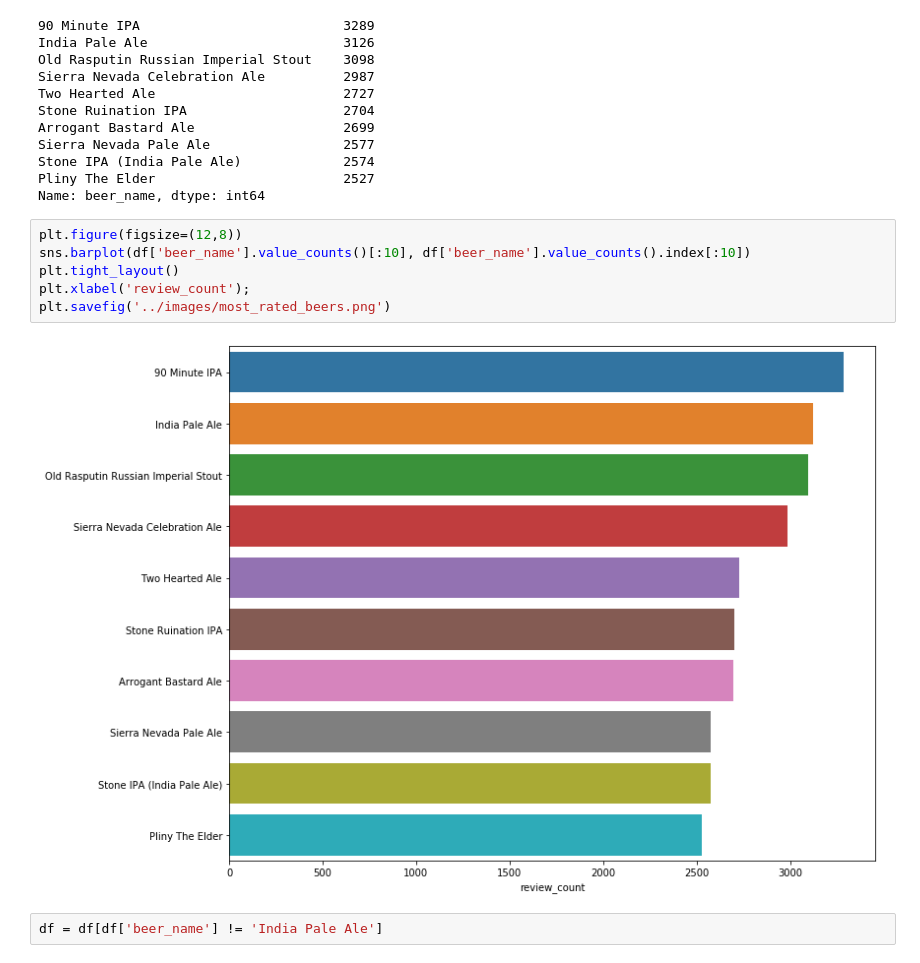
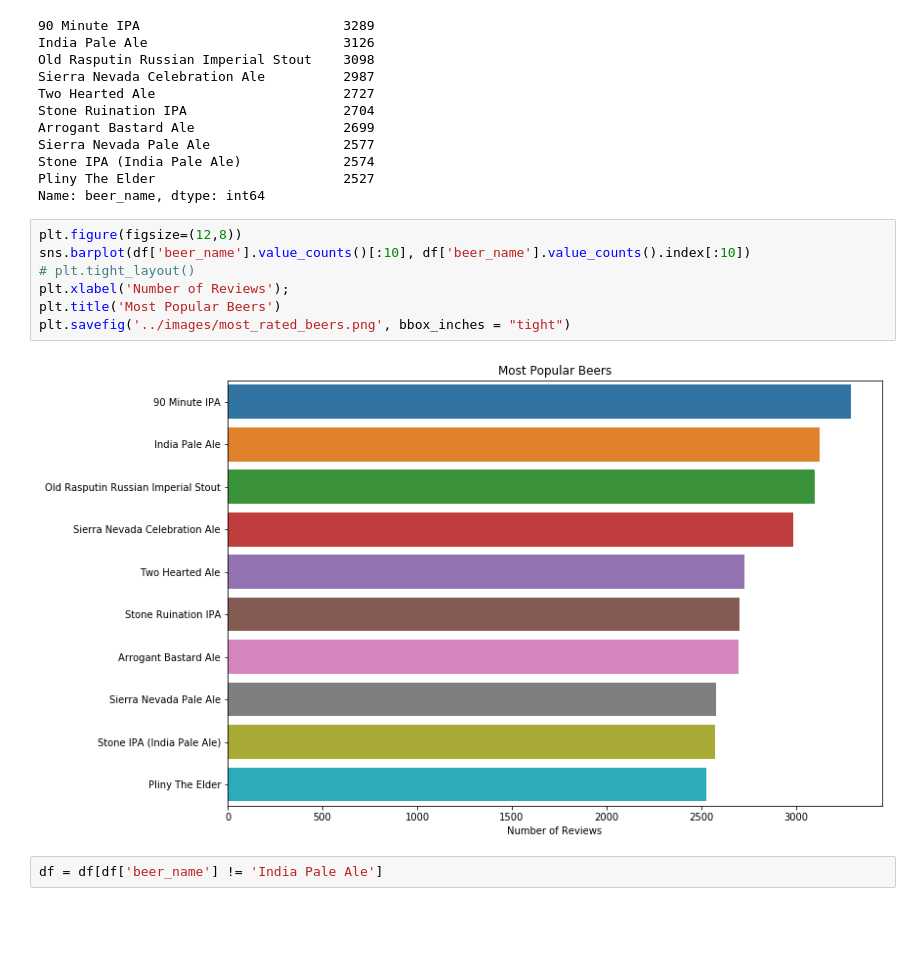
Before and after one commit to rwstewart0302/beer_recommender, a Jupyter notebook: eda/eda_beer_data.ipynb, the cells around one changed output. Drawn from its saved outputs; the diff is of its cells as text; blank space fills up the shorter version.

```diff
--- a/eda/eda_beer_data.ipynb
+++ b/eda/eda_beer_data.ipynb
@@ -103,11 +98,12 @@ Name: beer_name, dtype: int64
 # %%
 plt.figure(figsize=(12,8))
 sns.barplot(df['beer_name'].value_counts()[:10], df['beer_name'].value_counts().index[:10])
-plt.tight_layout()
-plt.xlabel('review_count');
-plt.savefig('../images/most_rated_beers.png')
+# plt.tight_layout()
+plt.xlabel('Number of Reviews');
+plt.title('Most Popular Beers')
+plt.savefig('../images/most_rated_beers.png', bbox_inches = "tight")
 # %% [output]
-[figure, old version]
+[figure, new version]
 # %%
 df = df[df['beer_name'] != 'India Pale Ale']
 # %%
```
Also changed, not shown: parts of 17 cells of this notebook, 10 other files.
